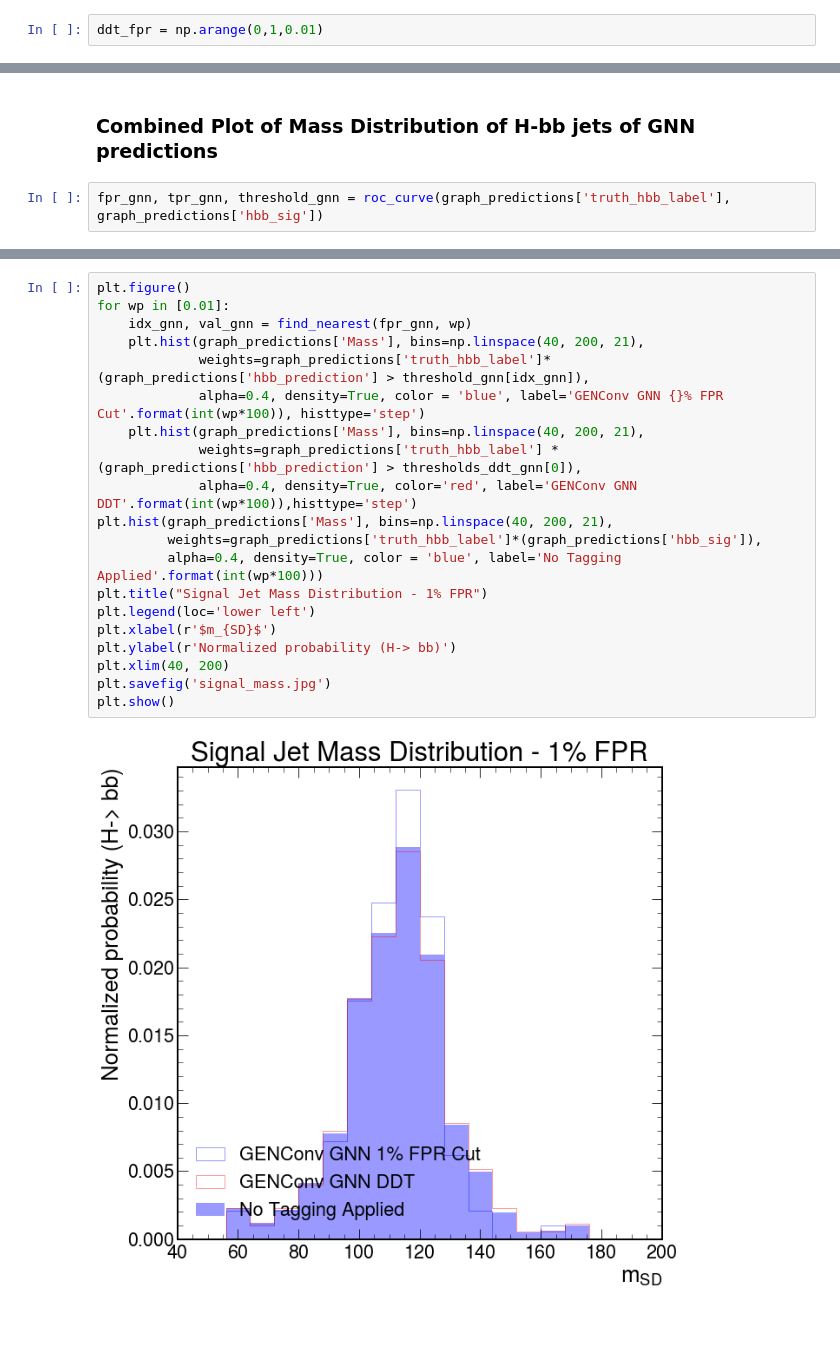
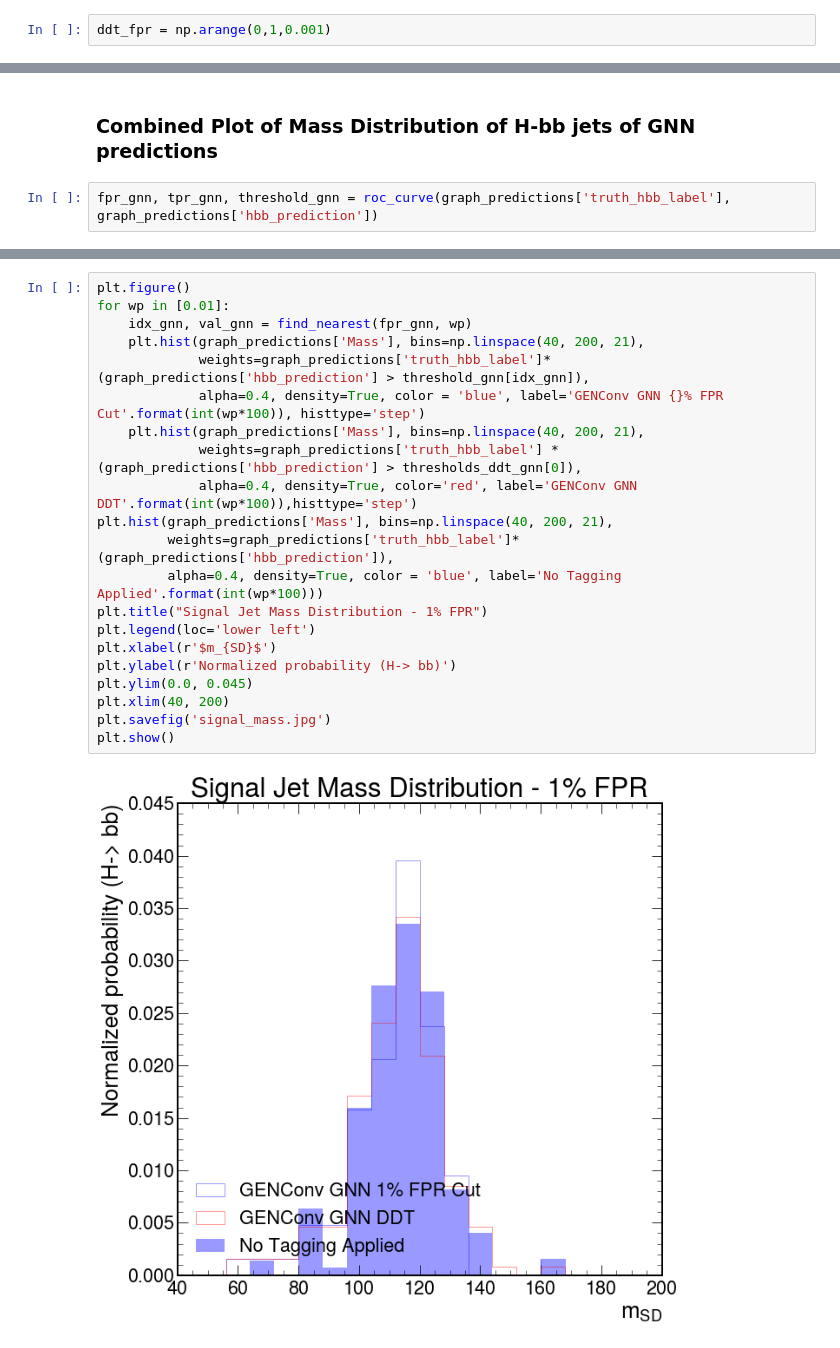
Before and after one commit to Bryan-Az/DSC-Capstone-Result-Replication, a Jupyter notebook: src/analysis/evaluation.ipynb, the cells around one changed output, grey strips where cells are left out. Cells and saved outputs as stored; diff of their text form.

```diff
--- a/src/analysis/evaluation.ipynb
+++ b/src/analysis/evaluation.ipynb
@@ -186,7 +186,7 @@ def ddt_find_fpr(cutoffs, data):
         tprs.append(true_pos_rate)
     return np.array(tprs), threshes_lowest
 # %%
-ddt_fpr = np.arange(0,1,0.01)
+ddt_fpr = np.arange(0,1,0.001)
 # %%
 ddt_gnn_tpr, thresholds_ddt_gnn = ddt_find_fpr(ddt_fpr, graph_predictions)
 ddt_dsnn_tpr, thresholds_ddt_dsnn = ddt_find_fpr(ddt_fpr, dsnn_predictions)
@@ -235,7 +237,7 @@ plt.show()
 # %% [markdown]
 ### Combined Plot of Mass Distribution of H-bb jets of GNN predictions
 # %%
-fpr_gnn, tpr_gnn, threshold_gnn = roc_curve(graph_predictions['truth_hbb_label'], graph_predictions['hbb_sig'])
+fpr_gnn, tpr_gnn, threshold_gnn = roc_curve(graph_predictions['truth_hbb_label'], graph_predictions['hbb_prediction'])
 # %%
 plt.figure()
 for wp in [0.01]:
@@ -261,22 +264,23 @@ plt.show()
 # %%
 plt.figure()
 for wp in [0.01]:
     idx_gnn, val_gnn = find_nearest(fpr_gnn, wp)
     plt.hist(graph_predictions['Mass'], bins=np.linspace(40, 200, 21),
              weights=graph_predictions['truth_hbb_label']*(graph_predictions['hbb_prediction'] > threshold_gnn[idx_gnn]),
              alpha=0.4, density=True, color = 'blue', label='GENConv GNN {}% FPR Cut'.format(int(wp*100)), histtype='step')
     plt.hist(graph_predictions['Mass'], bins=np.linspace(40, 200, 21),
              weights=graph_predictions['truth_hbb_label'] * (graph_predictions['hbb_prediction'] > thresholds_ddt_gnn[0]),
              alpha=0.4, density=True, color='red', label='GENConv GNN DDT'.format(int(wp*100)),histtype='step')
 plt.hist(graph_predictions['Mass'], bins=np.linspace(40, 200, 21),
-         weights=graph_predictions['truth_hbb_label']*(graph_predictions['hbb_sig']),
+         weights=graph_predictions['truth_hbb_label']*(graph_predictions['hbb_prediction']),
          alpha=0.4, density=True, color = 'blue', label='No Tagging Applied'.format(int(wp*100)))
 plt.title("Signal Jet Mass Distribution - 1% FPR")
 plt.legend(loc='lower left')
 plt.xlabel(r'$m_{SD}$')
 plt.ylabel(r'Normalized probability (H-> bb)')
+plt.ylim(0.0, 0.045)
 plt.xlim(40, 200)
 plt.savefig('signal_mass.jpg')
 plt.show()
 # %% [output]
-[figure, old version]
+[figure, new version]
```
Also changed, not shown: parts of 8 cells of this notebook, 12 other files.
